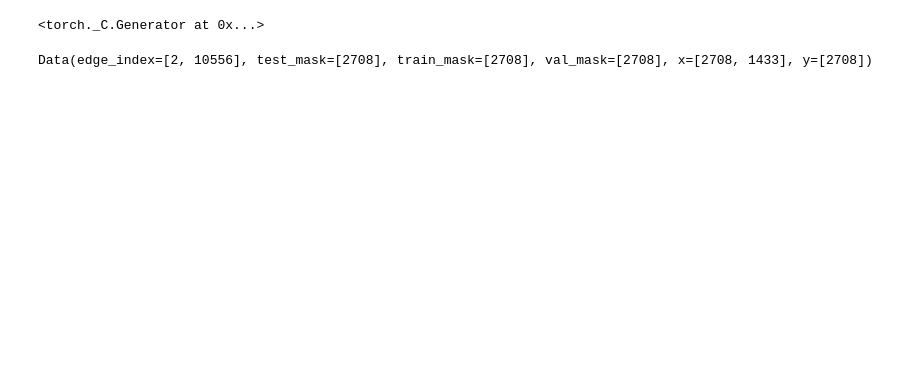
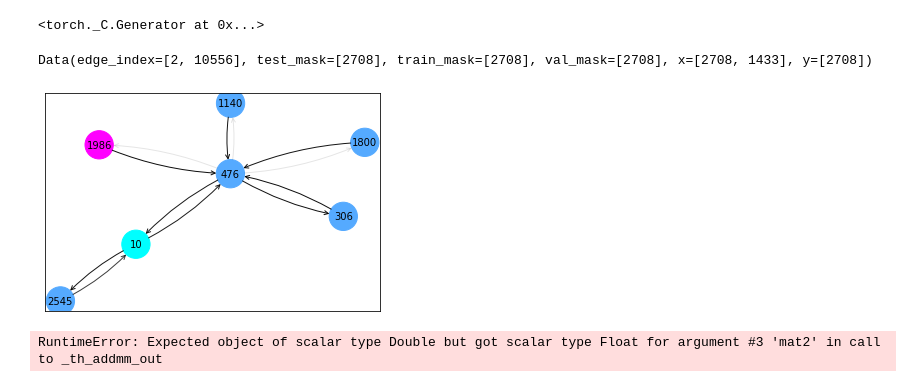
Before and after one commit to halliwelln/Explain-KG, a Jupyter notebook: gnn_explainer.ipynb, the cells around one changed output. Saved outputs shown, nothing was run; the diff lists cells and outputs as text; code cells hidden in the pictures; blank space fills up the shorter version.

```diff
--- a/gnn_explainer.ipynb
+++ b/gnn_explainer.ipynb
@@ -39,39 +34,48 @@ data = dataset[0]
-# %%
-data
-# %% [output]
-Data(edge_index=[2, 10556], test_mask=[2708], train_mask=[2708], val_mask=[2708], x=[2708, 1433], y=[2708])
+# %%
+
+
+dataset = 'Cora'
+#path = osp.join(osp.dirname(osp.realpath(__file__)), '..', 'data', 'Planetoid')
+dataset = Planetoid('/Users/nhalliwe/Desktop/pytorch_geometric-master/data/Planetoid', dataset, transform=T.NormalizeFeatures())
+cora_data = dataset[0]
+# %%
+cora_data
+# %% [output]
+Data(edge_index=[2, 10556], test_mask=[2708], train_mask=[2708], val_mask=[2708], x=[2708, 1433], y=[2708])
 # %%
 class Net(torch.nn.Module):
     def __init__(self):
         super(Net, self).__init__()
         self.conv1 = GCNConv(dataset.num_features, 16)
         self.conv2 = GCNConv(16, dataset.num_classes)
 
     def forward(self, x, edge_index):
         x = F.relu(self.conv1(x, edge_index))
         x = F.dropout(x, training=self.training)
         x = self.conv2(x, edge_index)
         return F.log_softmax(x, dim=1)
 
 device = torch.device('cuda' if torch.cuda.is_available() else 'cpu')
 model = Net().to(device)
-data = data.to(device)
+cora_data = cora_data.to(device)
 optimizer = torch.optim.Adam(model.parameters(), lr=0.01, weight_decay=5e-4)
-x, edge_index = data.x, data.edge_index
+x, edge_index = cora_data.x, cora_data.edge_index
 
 for epoch in range(1, 201):
     model.train()
     optimizer.zero_grad()
     log_logits = model(x, edge_index)
-    loss = F.nll_loss(log_logits[data.train_mask], data.y[data.train_mask])
+    loss = F.nll_loss(log_logits[cora_data.train_mask], cora_data.y[cora_data.train_mask])
     loss.backward()
     optimizer.step()
 
 explainer = GNNExplainer(model, epochs=200)
 node_idx = 10
 node_feat_mask, edge_mask = explainer.explain_node(node_idx, x, edge_index)
-ax, G = explainer.visualize_subgraph(node_idx, edge_index, edge_mask, y=data.y)
+ax, G = explainer.visualize_subgraph(node_idx, edge_index, edge_mask, y=cora_data.y)
 plt.show()
+# %% [output]
+[figure, added]
 # %%
 import utils
 
@@ -133,29 +135,31 @@ test_mask = np.concatenate([np.zeros(train2idx.shape[0], dtype=bool), np.ones(te
 # %%
-# class Net(torch.nn.Module):
-#     def __init__(self):
-#         super(Net, self).__init__()
-#         self.conv1 = GCNConv(50, 16)
-#         self.conv2 = GCNConv(16, dataset.num_classes)
+class Net(torch.nn.Module):
+    def __init__(self):
+        super(Net, self).__init__()
+        self.conv1 = GCNConv(50, 16)
+        self.conv2 = GCNConv(16, data.num_classes)
 
-#     def forward(self, x, edge_index):
-#         x = F.relu(self.conv1(x, edge_index))
-#         x = F.dropout(x, training=self.training)
-#         x = self.conv2(x, edge_index)
-#         return F.log_softmax(x, dim=1)
+    def forward(self, x, edge_index):
+        x = F.relu(self.conv1(x, edge_index))
+        x = F.dropout(x, training=self.training)
+        x = self.conv2(x, edge_index)
+        return F.log_softmax(x, dim=1)
 
-# device = torch.device('cuda' if torch.cuda.is_available() else 'cpu')
-# model = Net().to(device)
-# data = data.to(device)
-# optimizer = torch.optim.Adam(model.parameters(), lr=0.01, weight_decay=5e-4)
-# x, edge_index = data.x, data.edge_index
+device = torch.device('cuda' if torch.cuda.is_available() else 'cpu')
+model = Net().to(device)
+data = data.to(device)
+optimizer = torch.optim.Adam(model.parameters(), lr=0.01, weight_decay=5e-4)
+x, edge_index = data.x, data.edge_index
 
-# for epoch in range(1, 201):
-#     model.train()
-#     optimizer.zero_grad()
-#     log_logits = model(x, edge_index)
-#     loss = F.nll_loss(log_logits[data.train_mask], data.y[data.train_mask])
-#     loss.backward()
-#     optimizer.step()
+for epoch in range(1, 201):
+    model.train()
+    optimizer.zero_grad()
+    log_logits = model(x, edge_index)
+    loss = F.nll_loss(log_logits[data.train_mask], data.y[data.train_mask])
+    loss.backward()
+    optimizer.step()
+# %% [output]
+RuntimeError: Expected object of scalar type Double but got scalar type Float for argument #3 'mat2' in call to _th_addmm_out
 # %%
 # X_test = torch.tensor([entity_embeddings[ent2idx[h]] for h,_,_ in test])
 # y_test = torch.tensor([(rel2idx[r]) for _,r,_ in test])
```
Also changed, not shown: parts of 5 cells of this notebook, 56 other files.
